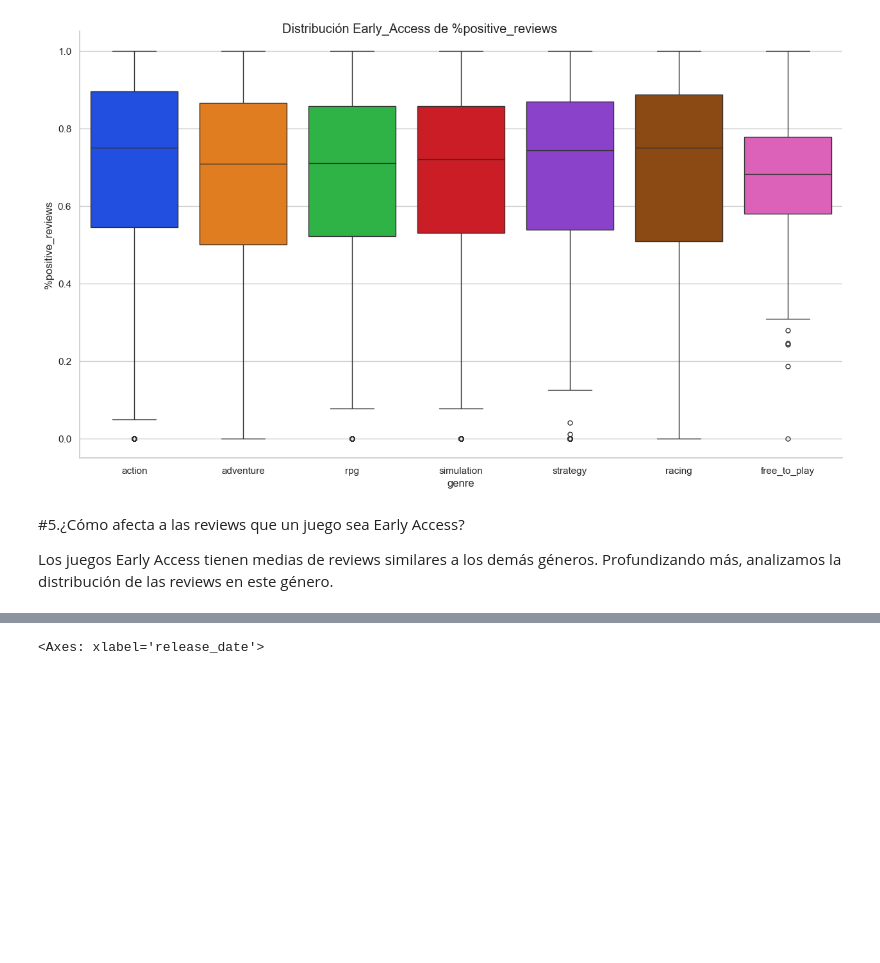
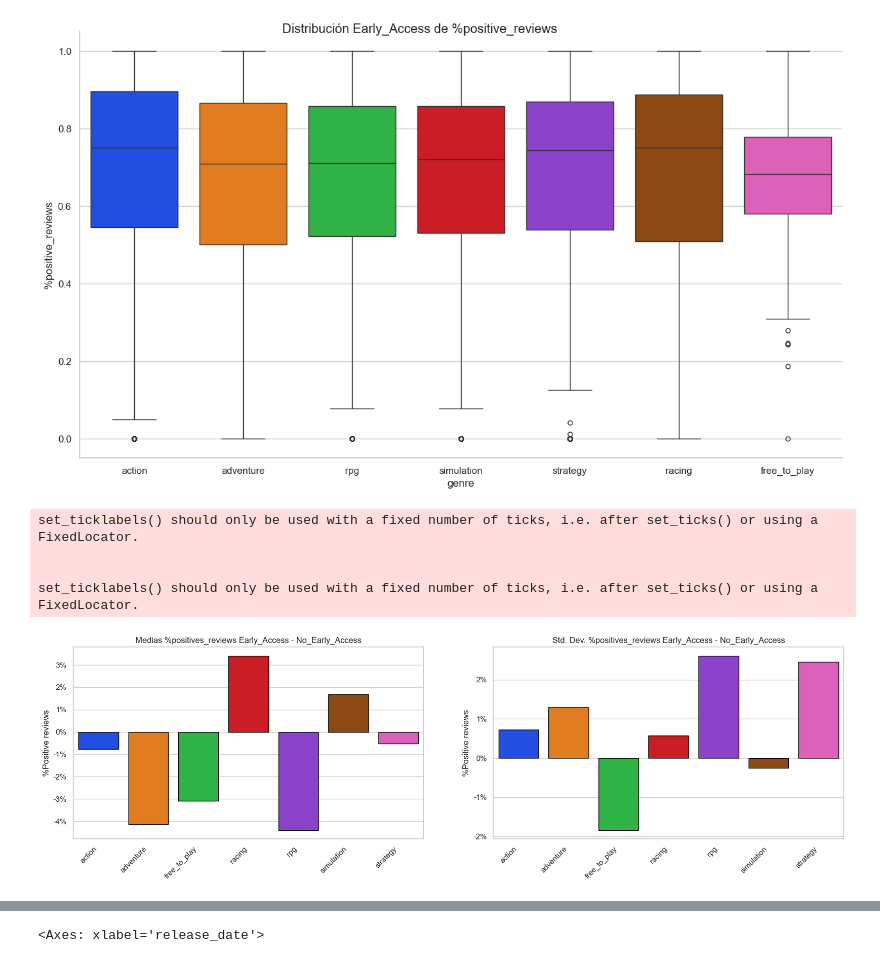
Before and after one commit to Dexinator/steam, a Jupyter notebook: steam.ipynb, the cells around one changed output, grey strips where cells are left out. Saved outputs shown, nothing was run; the diff lists cells and outputs as text; code cells hidden in the pictures; blank space fills up the shorter version.

```diff
--- a/steam.ipynb
+++ b/steam.ipynb
@@ -830,8 +831,29 @@ g.figure.suptitle('Distribución Early_Access de %positive_reviews')
 The behavior of DataFrame concatenation with empty or all-NA entries is deprecated. In a future version, this will no longer exclude empty or all-NA columns when determining the result dtypes. To reta ...
 Text(0.5, 0.98, 'Distribución Early_Access de %positive_reviews')
 [figure]
-# %% [markdown]
-#5.¿Cómo afecta a las reviews que un juego sea Early Access?
-
-Los juegos Early Access tienen medias de reviews similares a los demás géneros.
-Profundizando más, analizamos la distribución de las reviews en este género.
+# %%
+#Ahora analizaremos la varianza y media creando gráifcas en las que restaremos el subset con early menos los que no tienen early access
+early_stats_diff=early_reviews_dist.groupby('genre')['%positive_reviews'].describe()-no_early_reviews_dist.groupby('genre')['%positive_reviews'].describe()
+
+fig,(ax1,ax2)=plt.subplots(1, 2,figsize=(20,5))
+sns.barplot(ax=ax1,x=early_stats_diff.index, y=early_stats_diff['mean'], palette='bright', hue=early_stats_diff.index, edgecolor='black')
+ax1.set_title('Medias %positives_reviews Early_Access - No_Early_Access')
+ax1.set(xlabel=None)
+ax1.set_xticklabels(early_stats_diff.index, rotation=45, horizontalalignment='right')
+ax1.yaxis.set_major_formatter(FuncFormatter(lambda x, _: f'{x *100:.0f}%'))
+ax1.set_ylabel('%Positive reviews')
+
+sns.barplot(ax=ax2,x=early_stats_diff.index, y=early_stats_diff['std'], palette='bright', hue=early_stats_diff.index, edgecolor='black')
+ax2.set_title('Std. Dev. %positives_reviews Early_Access - No_Early_Access')
+ax2.set(xlabel=None)
+ax2.set_xticklabels(early_stats_diff.index, rotation=45, horizontalalignment='right')
+ax2.yaxis.set_major_formatter(FuncFormatter(lambda x, _: f'{x *100:.0f}%'))
+ax2.set_ylabel('%Positive reviews')
+
+plt.show()
+# %% [output]
+set_ticklabels() should only be used with a fixed number of ticks, i.e. after set_ticks() or using a FixedLocator.
+
+
+set_ticklabels() should only be used with a fixed number of ticks, i.e. after set_ticks() or using a FixedLocator.
+[figure, added]
```
Also changed, not shown: parts of 12 cells of this notebook.
